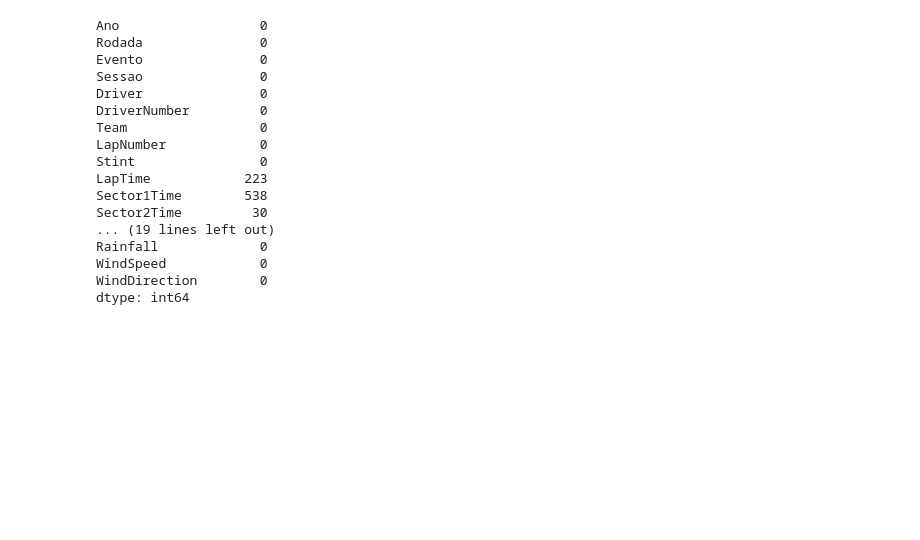
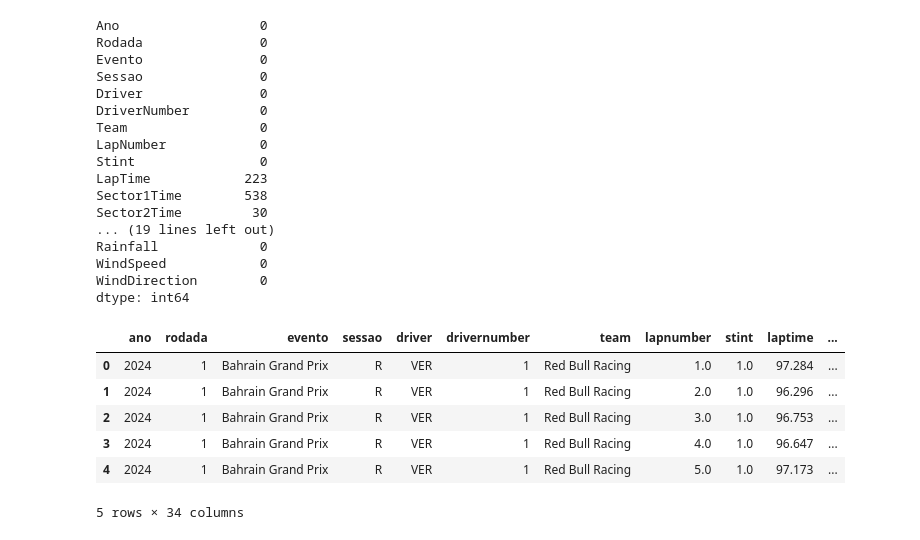
Before and after one commit to GabrielFerreiraAbel/Math-to-models, a Jupyter notebook: myprojects/1.f1-lap-time-prediction/predict-lap-time.ipynb, the cells around one changed output. Saved outputs shown, nothing was run; the diff lists cells and outputs as text; code cells hidden in the pictures; blank space fills up the shorter version.

```diff
--- a/myprojects/1.f1-lap-time-prediction/predict-lap-time.ipynb
+++ b/myprojects/1.f1-lap-time-prediction/predict-lap-time.ipynb
@@ -63,3 +63,15 @@ Rainfall             0
 WindSpeed            0
 WindDirection        0
 dtype: int64
+# %%
+df.columns = df.columns.str.lower().str.replace(' ', '_') #Limpeza de dados
+# %%
+df.head()
+# %% [output]
+|  | ano | rodada | evento | sessao | driver | drivernumber | team | lapnumber | stint | laptime | ... |
+| 0 | 2024 | 1 | Bahrain Grand Prix | R | VER | 1 | Red Bull Racing | 1.0 | 1.0 | 97.284 | ... |
+| 1 | 2024 | 1 | Bahrain Grand Prix | R | VER | 1 | Red Bull Racing | 2.0 | 1.0 | 96.296 | ... |
+| 2 | 2024 | 1 | Bahrain Grand Prix | R | VER | 1 | Red Bull Racing | 3.0 | 1.0 | 96.753 | ... |
+| 3 | 2024 | 1 | Bahrain Grand Prix | R | VER | 1 | Red Bull Racing | 4.0 | 1.0 | 96.647 | ... |
+| 4 | 2024 | 1 | Bahrain Grand Prix | R | VER | 1 | Red Bull Racing | 5.0 | 1.0 | 97.173 | ... |
+5 rows × 34 columns
```
Also changed, not shown: parts of 21 cells of this notebook, 1 other file.
